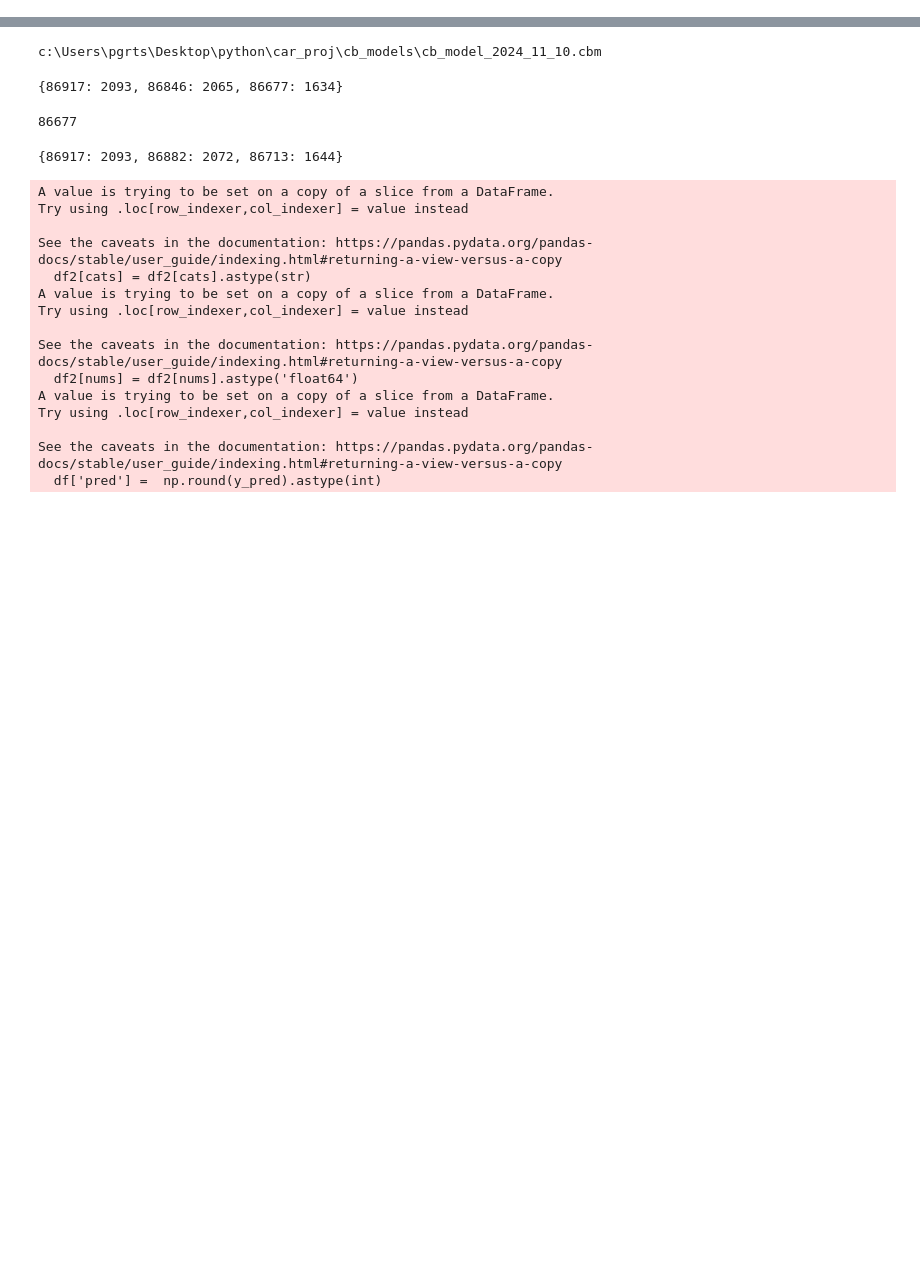
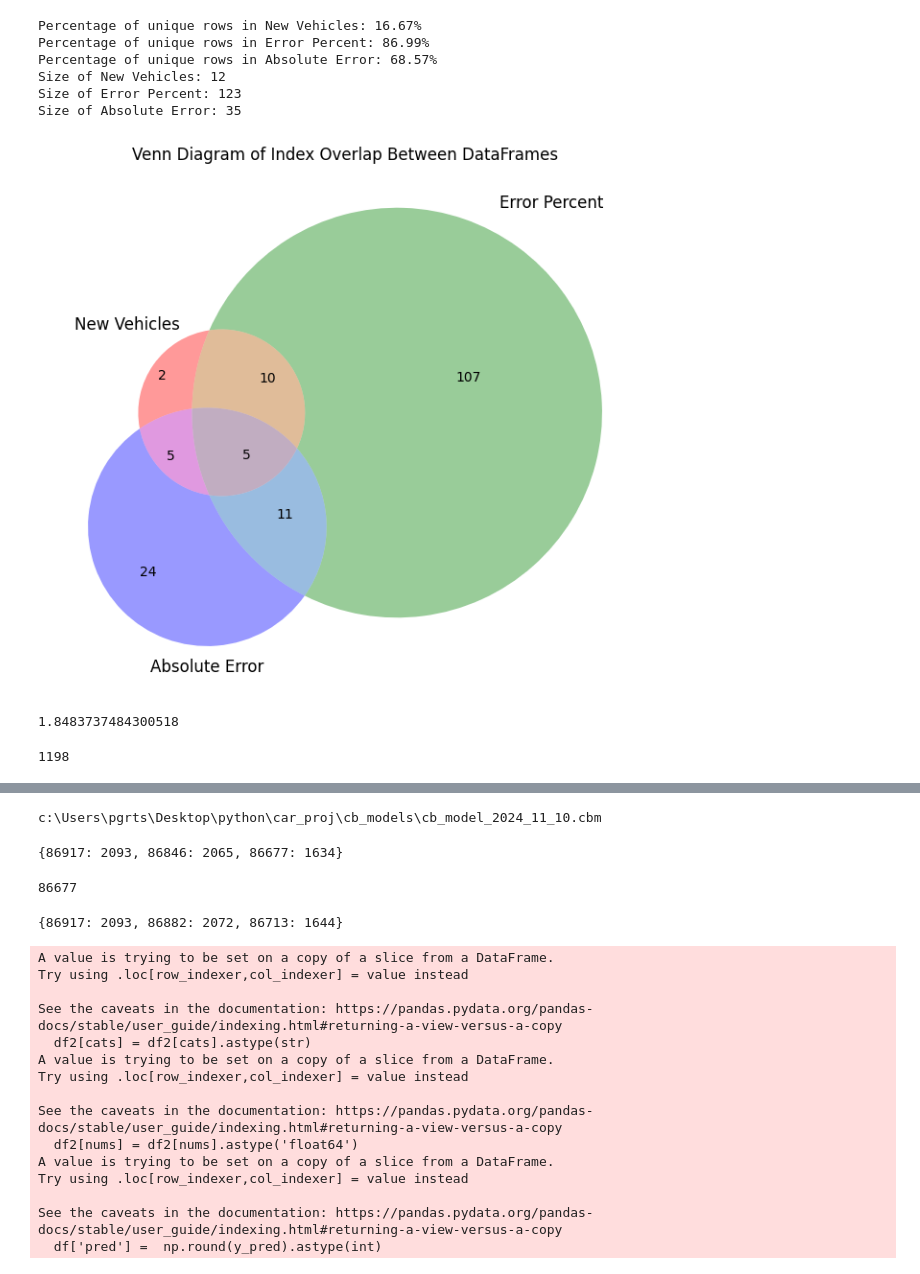
Before and after one commit to pgrts/car_proj, a Jupyter notebook: scraper/unique_combos-checkpoint.ipynb, the cells around one changed output, grey strips where cells are left out. Drawn from its saved outputs; the diff is of its cells as text; code cells hidden in the pictures; blank space fills up the shorter version.

```diff
--- a/scraper/unique_combos-checkpoint.ipynb
+++ b/scraper/unique_combos-checkpoint.ipynb
@@ -38,0 +654,14 @@ new_data
+# %%
+calculate_unique_percentages(chk_mask_ide, ep_df, abse_df)
+# %% [output]
+Percentage of unique rows in New Vehicles: 16.67%
+Percentage of unique rows in Error Percent: 86.99%
+Percentage of unique rows in Absolute Error: 68.57%
+Size of New Vehicles: 12
+Size of Error Percent: 123
+Size of Absolute Error: 35
+[figure, added]
+# %%
+new_cd['error_percent'].std()*5
+# %% [output]
+1.8483737484300518
@@ -38,0 +688,4 @@ new_data
+# %%
+rmse(new_cd_p.loc[overlap_indices])
+# %% [output]
+1198
```
Also changed, not shown: parts of 168 cells of this notebook, 18 other files.
